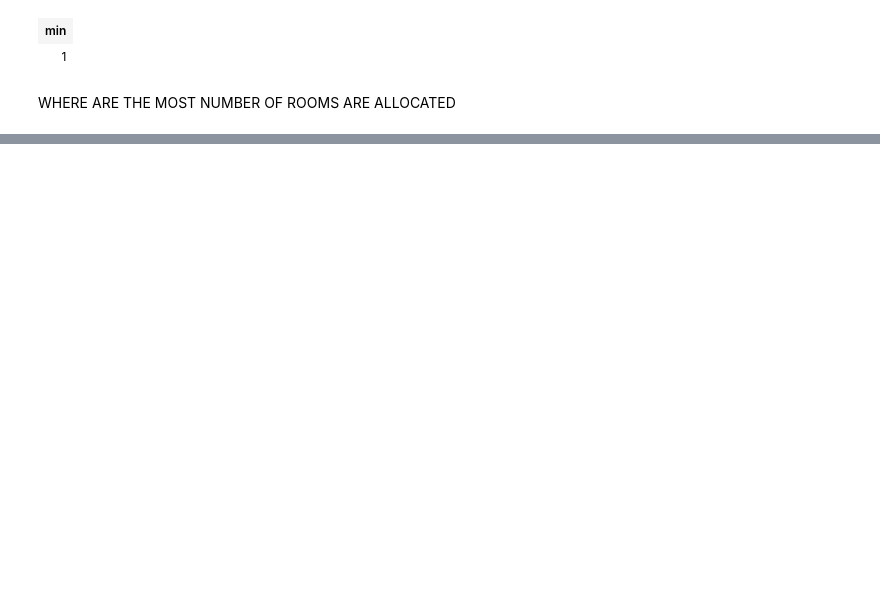
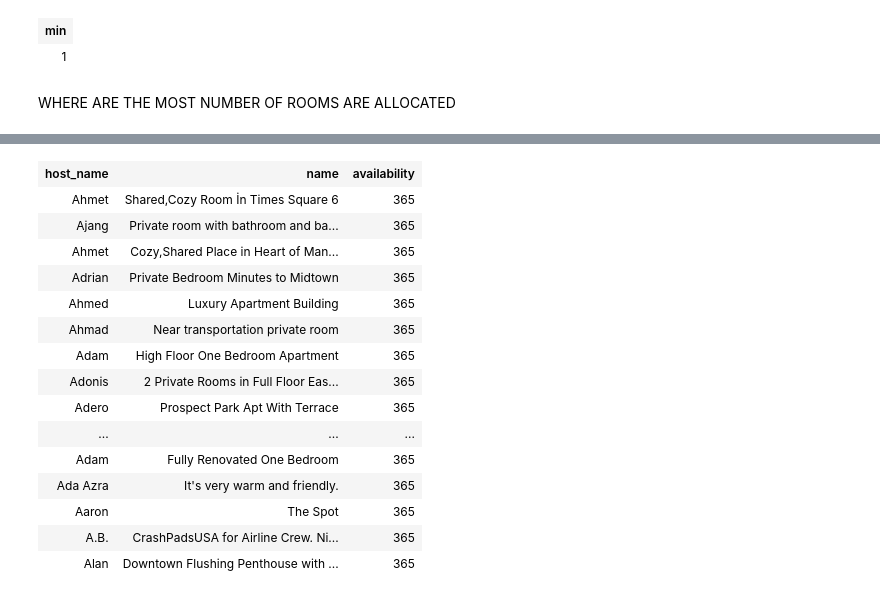
Before and after one commit to The-DigitalAcademy/No_Name-Data-Visualization-and-Analysis---Airbnb_lisbon-, a Jupyter notebook: new_york_airbnb.ipynb, the cells around one changed output, grey strips where cells are left out. Saved outputs shown, nothing was run; the diff lists cells and outputs as text; code cells hidden in the pictures; blank space fills up the shorter version.

```diff
--- a/new_york_airbnb.ipynb
+++ b/new_york_airbnb.ipynb
@@ -281,0 +352,25 @@ plt.xticks(rotation=70)
+# %%
+import seaborn as sns
+sc=%sql select  host_name,name,max(availability_365)  as availability  from  airbnb_newyork Group by host_name,name order by availability desc limit 20
+
+hst_name=[]
+nme = []
+avl=[]
+
+
+
+for i in sc:
+    hst_name.append(i[0])
+    nme.append(i[1])
+    avl.append(i[2])
+
+
+plt.figure(figsize=(17,8))
+current_palette = sns.color_palette()
+
+sns.scatterplot(x=nme, y= avl,hue=hst_name,palette='terrain_r')
+plt.xticks(rotation=60)
+plt.ylabel("price ")
+plt.xlabel("minimum stay ")
+plt.xticks(rotation=70)
+#plt.bar(host_name, host_list, color='green')
@@ -281,0 +398,19 @@ plt.xticks(rotation=70)
+# %%
+sc
+# %% [output]
+| host_name | name | availability |
+| Ahmet | Shared,Cozy Room İn Times Square 6 | 365 |
+| Ajang | Private room with bathroom and ba... | 365 |
+| Ahmet | Cozy,Shared Place in Heart of Man... | 365 |
+| Adrian | Private Bedroom Minutes to Midtown | 365 |
+| Ahmed | Luxury Apartment Building | 365 |
+| Ahmad | Near transportation private room | 365 |
+| Adam | High Floor One Bedroom Apartment | 365 |
+| Adonis | 2 Private Rooms in Full Floor Eas... | 365 |
+| Adero | Prospect Park Apt With Terrace | 365 |
+| ... | ... | ... |
+| Adam | Fully Renovated One Bedroom | 365 |
+| Ada Azra | It's very warm and friendly. | 365 |
+| Aaron | The Spot | 365 |
+| A.B. | CrashPadsUSA for Airline Crew. Ni... | 365 |
+| Alan | Downtown Flushing Penthouse with ... | 365 |
```
Also changed, not shown: parts of 20 cells of this notebook.
